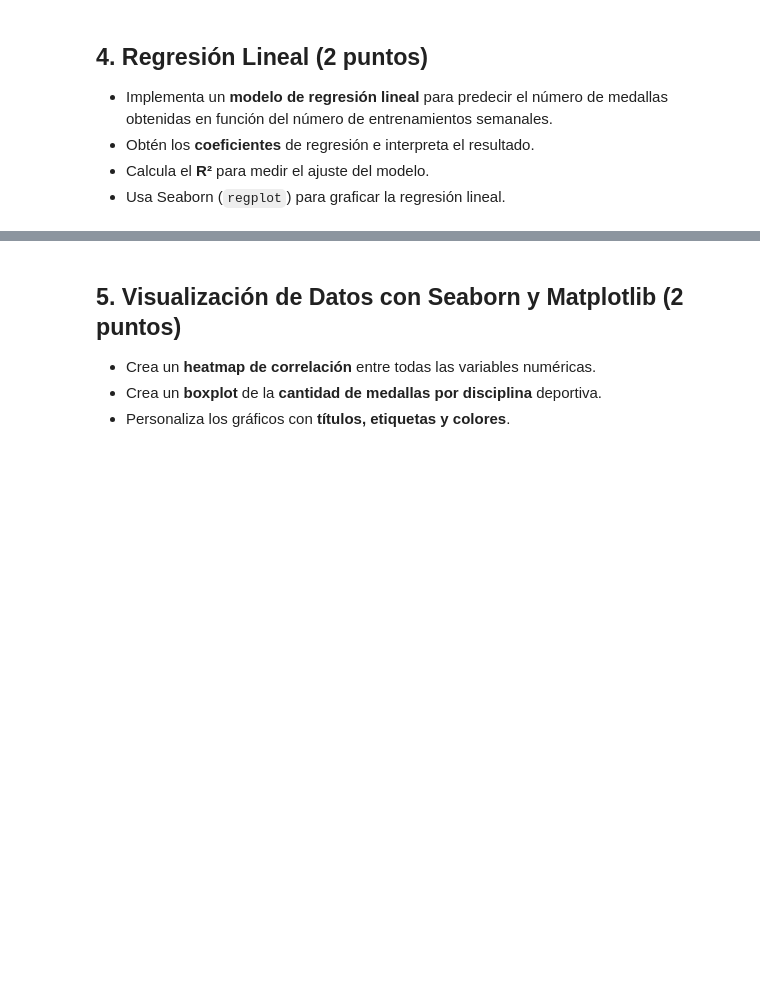
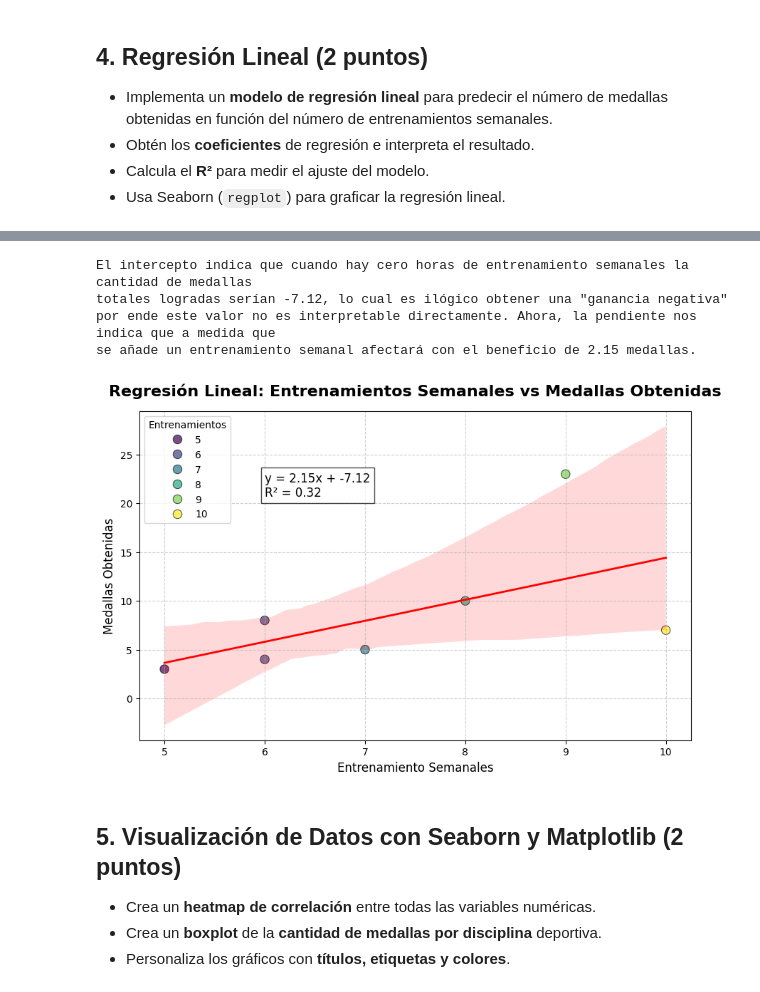
Before and after one commit to Mateo-canales-b/Ciencia_de_datos, a Jupyter notebook: M4/Ev_final_M4.ipynb, the cells around one changed output, grey strips where cells are left out. Drawn from its saved outputs; the diff is of its cells as text; code cells hidden in the pictures; blank space fills up the shorter version.

```diff
--- a/M4/Ev_final_M4.ipynb
+++ b/M4/Ev_final_M4.ipynb
@@ -331,3 +370,56 @@ el nadador michael phelps, por ende la tabla de correlación está sesgada
+# %%
+print(f"""El intercepto indica que cuando hay cero horas de entrenamiento semanales la cantidad de medallas
+totales logradas serían {intercepto:,.2f}, lo cual es ilógico obtener una "ganancia negativa"
+por ende este valor no es interpretable directamente. Ahora, la pendiente nos indica que a medida que
+se añade un entrenamiento semanal afectará con el beneficio de {pendiente:,.2f} medallas.
+"""
+)
+# %% [output]
+El intercepto indica que cuando hay cero horas de entrenamiento semanales la cantidad de medallas
+totales logradas serían -7.12, lo cual es ilógico obtener una "ganancia negativa"
+por ende este valor no es interpretable directamente. Ahora, la pendiente nos indica que a medida que
+se añade un entrenamiento semanal afectará con el beneficio de 2.15 medallas.
+# %%
+# Gráfico de regresión lineal
+
+plt.figure(figsize=(10, 6))
+
+sns.scatterplot(
+    x='Entrenamientos_Semanales',
+    y='Medallas_Totales',
+    data=df,
+    palette='viridis',
+    hue='Entrenamientos_Semanales',   # Colorea según el valor
+    alpha=0.7,
+    s=80,  # tamaño de los puntos
+    edgecolor="black"
+)
+sns.regplot(
+    x='Entrenamientos_Semanales',
+    y='Medallas_Totales',
+    data=df,
+    scatter=False,   # evita duplicar los puntos
+    line_kws={'color':'red', 'linewidth':2}
+)
+
+plt.title('Regresión Lineal: Entrenamientos Semanales vs Medallas Obtenidas',
+          fontsize=16, fontweight="bold", pad=15)
+plt.xlabel('Entrenamiento Semanales',fontsize=12)
+plt.ylabel('Medallas Obtenidas',fontsize=12)
+eq_text = f"y = {pendiente:.2f}x + {intercepto:.2f}\nR² = {r2:.2f}"
+plt.text(
+    x=max(x['Entrenamientos_Semanales']) * 0.6,   # posición en X
+    y=max(y) * 0.9,                               # posición en Y
+    s=eq_text,
+    fontsize=12,
+    bbox=dict(facecolor='white', alpha=0.7, edgecolor='black')
+)
+
+plt.legend(title="Entrenamientos", loc="upper left")
+plt.grid(True, linestyle="--", alpha=0.6)
+plt.show()
+# %% [output]
+[figure, added]
 # %% [markdown]
 ## 5. Visualización de Datos con Seaborn y Matplotlib (2 puntos)
 - Crea un **heatmap de correlación** entre todas las variables numéricas.
```
Also changed, not shown: parts of 2 cells of this notebook.
